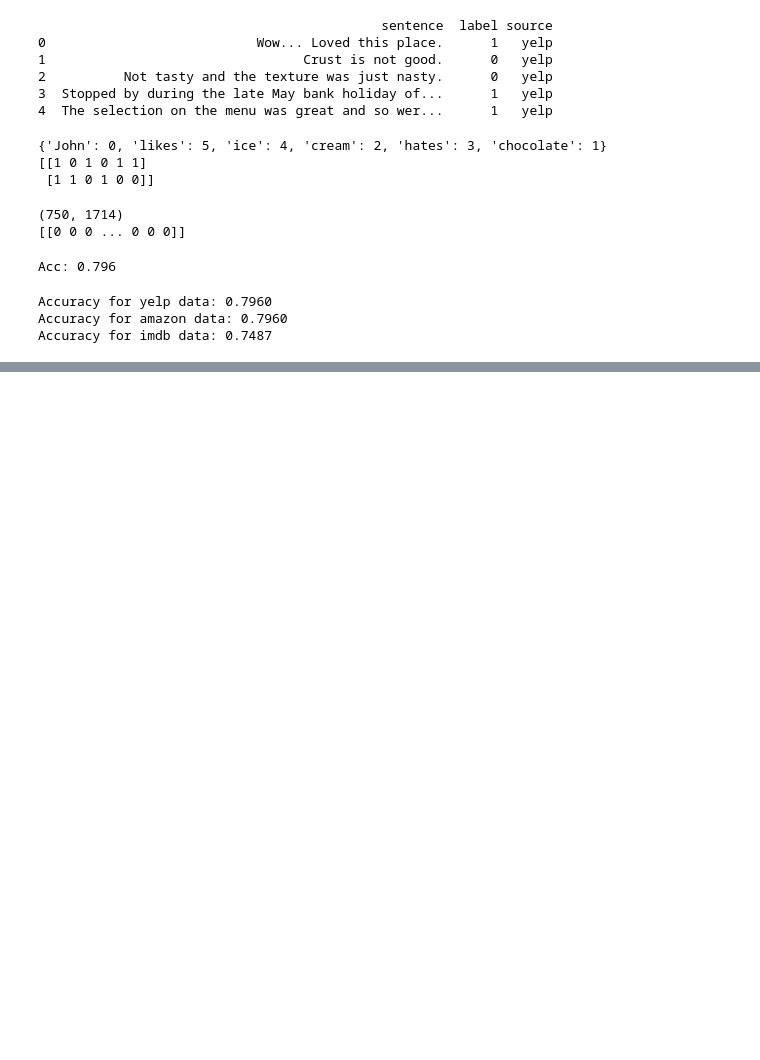
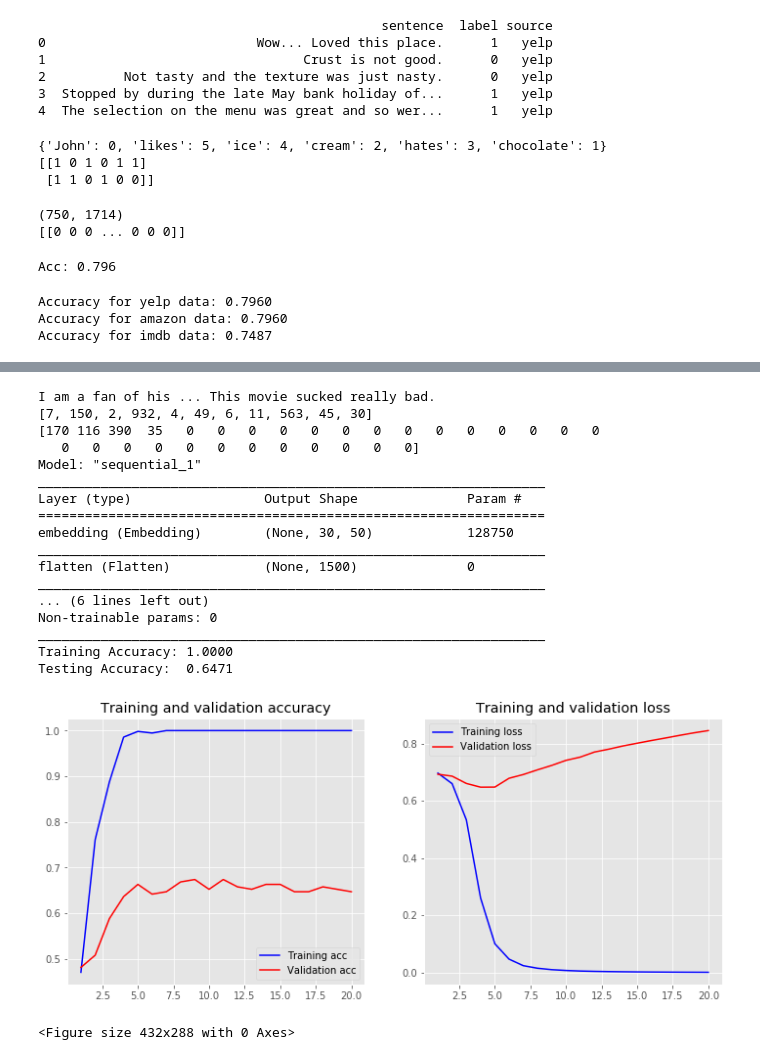
Before and after one commit to Mr-shuo/bert, a Jupyter notebook: keras-bert/keras_learning/text_cls.ipynb, the cells around one changed output, grey strips where cells are left out. Drawn from its saved outputs; the diff is of its cells as text; code cells hidden in the pictures; blank space fills up the shorter version.

Commit message:
text_cls

```diff
--- a/keras-bert/keras_learning/text_cls.ipynb
+++ b/keras-bert/keras_learning/text_cls.ipynb
@@ -89,0 +157,77 @@ Accuracy for imdb data: 0.7487
+# %%
+"""
+Word Embeddings
+"""
+from keras.preprocessing.text import Tokenizer
+
+tokenizer = Tokenizer(num_words=5000)
+tokenizer.fit_on_texts(sentences_train)
+
+X_train = tokenizer.texts_to_sequences(sentences_train)
+X_test = tokenizer.texts_to_sequences(sentences_test)
+
+vocab_size = len(tokenizer.word_index) + 1  # Adding 1 because of reserved 0 index
+
+print(sentences_train[2])
+print(X_train[2])
+"""
+补齐
+"""
+from keras.preprocessing.sequence import pad_sequences
+
+maxlen = 30
+X_train = pad_sequences(X_train, padding='post', maxlen=maxlen)
+X_test = pad_sequences(X_test, padding='post', maxlen=maxlen)
+print(X_train[0, :])
+"""
+Embedding Layer
+"""
+from keras.models import Sequential
+from keras import layers
+
+embedding_dim = 50
+
+model = Sequential()
+model.add(layers.Embedding(input_dim=vocab_size,
+                           output_dim=embedding_dim,
+                           input_length=maxlen))
+model.add(layers.Flatten())
+model.add(layers.Dense(10, activation='relu'))
+model.add(layers.Dense(1, activation='sigmoid'))
+model.compile(optimizer='adam',
+              loss='binary_crossentropy',
+              metrics=['accuracy'])
+model.summary()
+"""
+重新训练
+"""
+history = model.fit(X_train, y_train,
+                    epochs=20,
+                    verbose=False,
+                    validation_data=(X_test, y_test),
+                    batch_size=10)
+loss, accuracy = model.evaluate(X_train, y_train, verbose=False)
+print("Training Accuracy: {:.4f}".format(accuracy))
+loss, accuracy = model.evaluate(X_test, y_test, verbose=False)
+print("Testing Accuracy:  {:.4f}".format(accuracy))
+plot_history(history, name='base_Embedding Layer')
+# %% [output]
+I am a fan of his ... This movie sucked really bad.
+[7, 150, 2, 932, 4, 49, 6, 11, 563, 45, 30]
+[170 116 390  35   0   0   0   0   0   0   0   0   0   0   0   0   0   0
+   0   0   0   0   0   0   0   0   0   0   0   0]
+Model: "sequential_1"
+_________________________________________________________________
+Layer (type)                 Output Shape              Param #
+=================================================================
+embedding (Embedding)        (None, 30, 50)            128750
+_________________________________________________________________
+flatten (Flatten)            (None, 1500)              0
+_________________________________________________________________
+... (6 lines left out)
+Non-trainable params: 0
+_________________________________________________________________
+Training Accuracy: 1.0000
+Testing Accuracy:  0.6471
+[figure, added]
+<Figure size 432x288 with 0 Axes>
```
Also changed, not shown: parts of 8 cells of this notebook.
